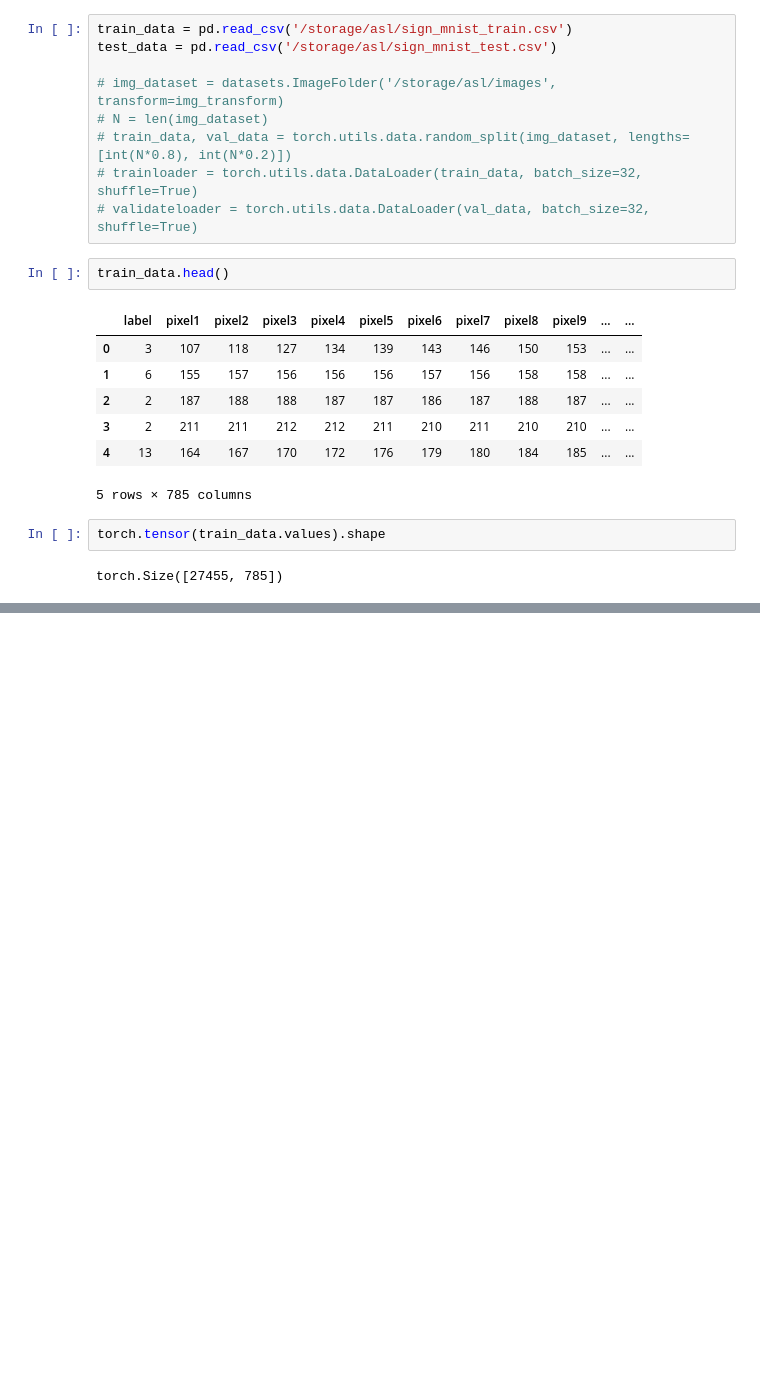
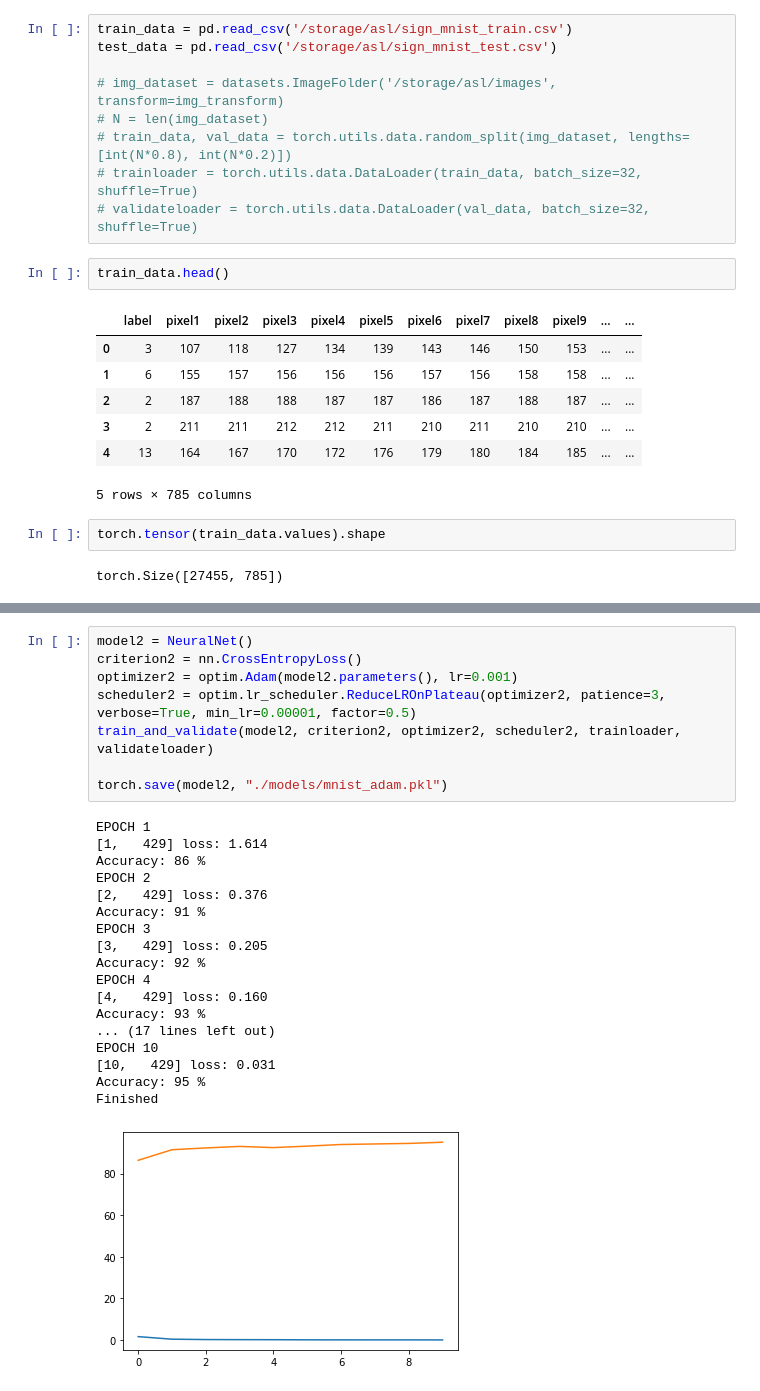
Before and after one commit to gracekang2/asl-alphabet-classifier, a Jupyter notebook: train_model.ipynb, the cells around one changed output, grey strips where cells are left out. Saved outputs shown, nothing was run; the diff lists cells and outputs as text; blank space fills up the shorter version.

```diff
--- a/train_model.ipynb
+++ b/train_model.ipynb
@@ -322,0 +335,27 @@ Finished
+# %%
+model2 = NeuralNet()
+criterion2 = nn.CrossEntropyLoss()
+optimizer2 = optim.Adam(model2.parameters(), lr=0.001)
+scheduler2 = optim.lr_scheduler.ReduceLROnPlateau(optimizer2, patience=3, verbose=True, min_lr=0.00001, factor=0.5)
+train_and_validate(model2, criterion2, optimizer2, scheduler2, trainloader, validateloader)
+
+torch.save(model2, "./models/mnist_adam.pkl")
+# %% [output]
+EPOCH 1
+[1,   429] loss: 1.614
+Accuracy: 86 %
+EPOCH 2
+[2,   429] loss: 0.376
+Accuracy: 91 %
+EPOCH 3
+[3,   429] loss: 0.205
+Accuracy: 92 %
+EPOCH 4
+[4,   429] loss: 0.160
+Accuracy: 93 %
+... (17 lines left out)
+EPOCH 10
+[10,   429] loss: 0.031
+Accuracy: 95 %
+Finished
+[figure, added]
```
Also changed, not shown: parts of 21 cells of this notebook, 5 other files.
